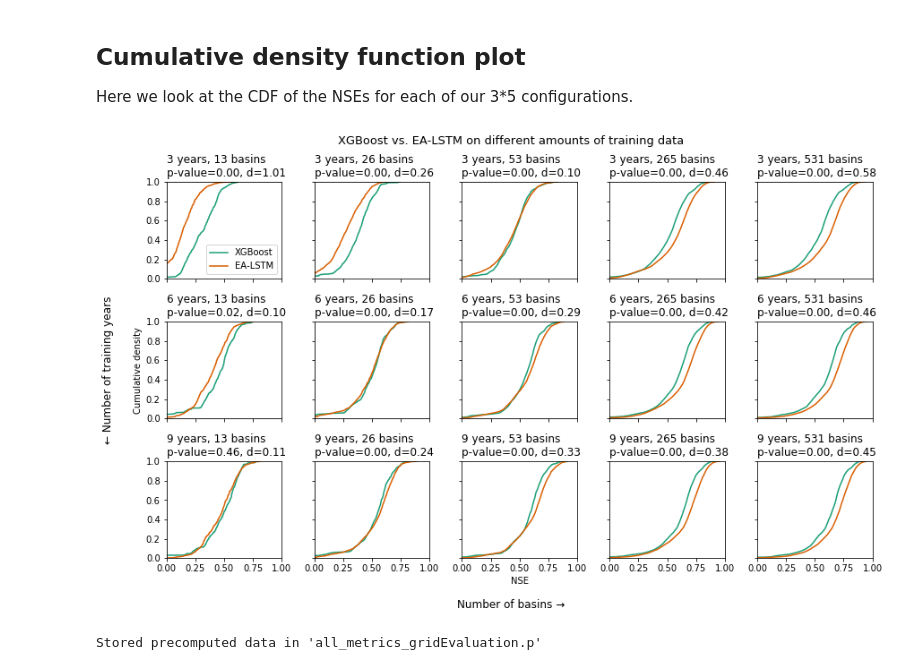
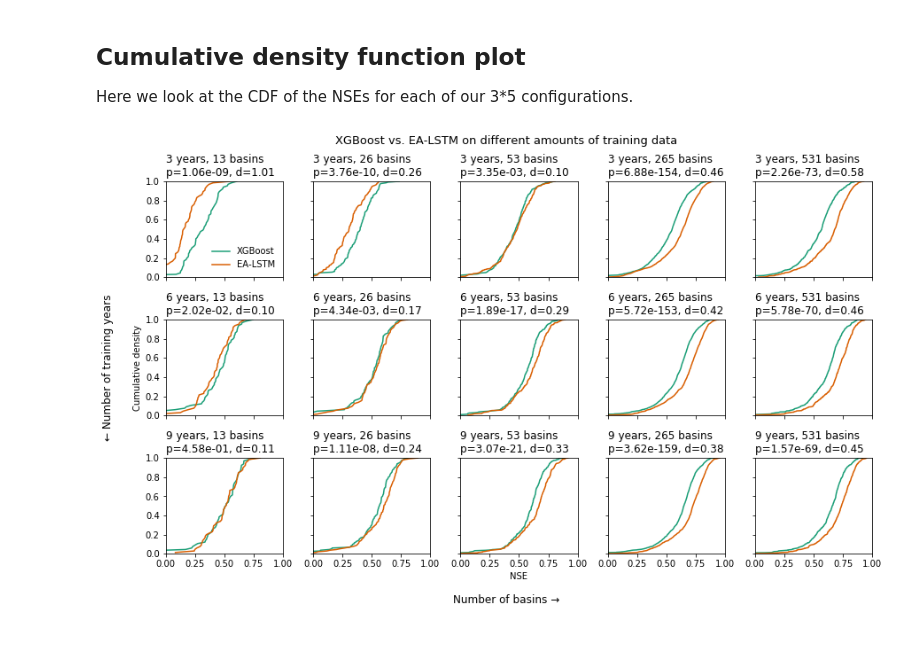
Before and after one commit to gauchm/ealstm_regional_modeling, a Jupyter notebook: notebooks/performance_gridEvaluation.ipynb, the cells around one changed output. Saved outputs shown, nothing was run; the diff lists cells and outputs as text; code cells hidden in the pictures; blank space fills up the shorter version.

```diff
--- a/notebooks/performance_gridEvaluation.ipynb
+++ b/notebooks/performance_gridEvaluation.ipynb
@@ -42,7 +42,7 @@ Definition of global variables.
 **Note**: If you want to recompute all model metrics, change the `PRECOMPUTED_DATA` flag to `False`. No GPU is required. If you want to use the pre-calculated metrics, make sure the flag is set to `True`
 # %%
 # If True load pre-computed metrics from pickle file, else re-calculate everything
-PRECOMPUTED_DATA = False
+PRECOMPUTED_DATA = True
 
 # Convert to PosixPaths
 BASE_RUN_DIR = Path(BASE_RUN_DIR)
@@ -110,7 +97,7 @@ In a first step, we look at the mean, median NSE as well as the number of catast
 We calculate the mean of each of this three statistics over the model (n=8) model repetitions and the random basin samples and report the standard deviation here as well. The repetitions are denoted as `ensemble=False` in the table below.
 # %%
 data = []
-for model in model_specs_gridEvaluation['models']:
+for model, model_label, _ in model_specs_gridEvaluation['models']:
     for training_years, n_basins in itertools.product(model_specs_gridEvaluation['training_years'],
                                                       model_specs_gridEvaluation['n_basins']):
         ensemble_nses = []
@@ -130,7 +117,7 @@ for model in model_specs_gridEvaluation['models']:
                 failures.append(len([v for v in values if v <= 0]))
             ensemble_nses += list(models["ensemble"].values())
 
-        data_sing = {'model': model,
+        data_sing = {'model': model_label,
                      'training_years': training_years,
                      'n_basins': n_basins,
                      'ensemble': False,
@@ -140,10 +127,10 @@ for model in model_specs_gridEvaluation['models']:
                      'std_mean': np.std(means),
                      'median': np.mean(medians),
                      'std_median': np.std(medians),
-                     'failures': np.mean(failures),
+                     'failures': np.sum(failures) / len(seeds),
                      'std_failures': np.std(failures)}
         data.append(data_sing)
-        data_ensemble = {'model': model,
+        data_ensemble = {'model': model_label,
                          'training_years': training_years,
                          'n_basins': n_basins,
                          'ensemble': True,
@@ -179,0 +173,21 @@ df
+# %%
+f = plt.figure(figsize=(7,4))
+
+for model, name, color in model_specs_gridEvaluation["models"]:
+    colors = {'xgboost': ['#a1d99b','#74c476','#41ab5d','#238b45','#005a32'],
+              'ealstm':  ['#fdae6b','#fd8d3c','#f16913','#d94801','#8c2d04']}
+    markers = {3: "v", 6: "^", 9: "<"}
+
+    for training_years, (i, n_basins) in itertools.product(model_specs_gridEvaluation['training_years'],
+                                                      enumerate(model_specs_gridEvaluation['n_basins'])):
+        basin_subsets = model_specs_gridEvaluation["basin_subsets"][n_basins]
+        median_nses, n_samples = [], []
+        for b in basin_subsets:
+            median_nses.append(np.median(list(all_metrics['NSE'][model][training_years][b]["ensemble"].values())))
+            n_samples.append(training_years * 365 * n_basins)
+        plt.plot(n_samples, median_nses, label=f"{name}, {training_years} years, {n_basins} basins",
+                 lw=0, marker=markers[training_years], c=colors[model][i], markersize=5)
+
+plt.xscale('log')
+plt.ylabel('Median NSE')
+_ = plt.xlabel('Number of training samples')
@@ -229,39 +245,34 @@ Here we look at the CDF of the NSEs for each of our 3*5 configurations.
 # %%
 fig, ax = plt.subplots(nrows=3, ncols=5, sharex=True, sharey=True, figsize=(12,7))
 
 for i, training_years in enumerate(model_specs_gridEvaluation['training_years']):
     for j, n_basins in enumerate(model_specs_gridEvaluation['n_basins']):
         ax[i,j].set_xlim(0, 1)
         ax[i,j].set_ylim(0, 1)
 
-        for model in model_specs_gridEvaluation['models']:
-            model_label = "XGBoost" if model == "xgboost" else ("EA-LSTM" if model == "ealstm" else model)
-            model_color = "#1b9e77" if model == "xgboost" else ("#d95f02" if model == "ealstm" else "#000")
+        for model, model_label, model_color in model_specs_gridEvaluation['models']:
             values = []
             for basin_subset in model_specs_gridEvaluation['basin_subsets'][n_basins]:
-                values += list(b.values() for b in all_metrics["NSE"][model][training_years][basin_subset].values())
-            values = [y for x in values for y in x]  # flatten
+                values += list(all_metrics["NSE"][model][training_years][basin_subset]['ensemble'].values())
             bin_, cdf_ = ecdf(values)
             ax[i,j].plot(bin_, cdf_,
                          label=model_label, color=model_color)
             p_val = p_values[training_years][n_basins]
             d_val = d_values[training_years][n_basins]
-            ax[i,j].set_title(f"{training_years} years, {n_basins} basins \np-value={p_val:.2f}, d={d_val:.2f}", loc='left', fontsize=12, fontweight=0)
-ax[0,0].legend(loc="lower right")
+            ax[i,j].set_title(f"{training_years} years, {n_basins} basins \np={p_val:.2e}, d={d_val:.2f}", loc='left', fontsize=12, fontweight=0)
+ax[0,0].legend(loc="lower right", frameon=False)
 ax[2,2].set_xlabel('NSE')
 ax[1,0].set_ylabel('Cumulative density')
 fig.text(0.5, -0.02, 'Number of basins →', ha='center', va='center', fontsize=12)
 fig.text(-0.02, 0.5, '← Number of training years', ha='center', va='center', rotation='vertical', fontsize=12)
 fig.tight_layout()
 _ = plt.suptitle("XGBoost vs. EA-LSTM on different amounts of training data", fontsize=13, fontweight=0, color='black', y=1.02)
 # %% [output]
-[figure, old version]
+[figure, new version]
 # %%
 if not PRECOMPUTED_DATA:
     with open(BASE_RUN_DIR / "all_metrics_gridEvaluation.p", "wb") as fp:
         pickle.dump(all_metrics, fp)
     print("Stored precomputed data in 'all_metrics_gridEvaluation.p'")
-# %% [output]
-Stored precomputed data in 'all_metrics_gridEvaluation.p'
 # %%
 data = []
```
Also changed, not shown: parts of 5 cells of this notebook, 1 other file.
